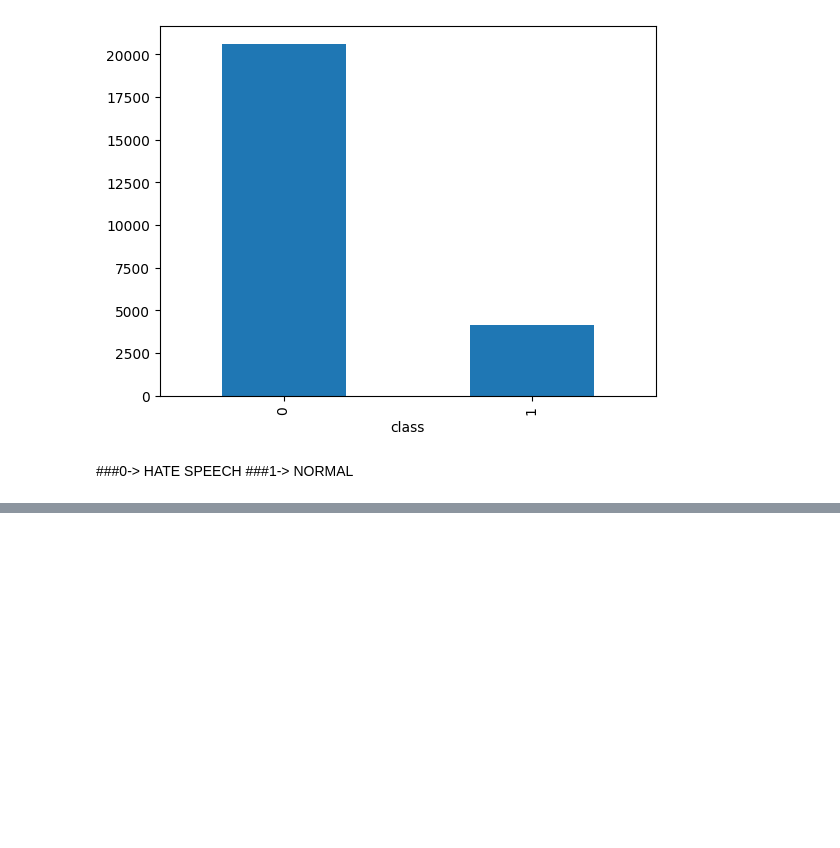
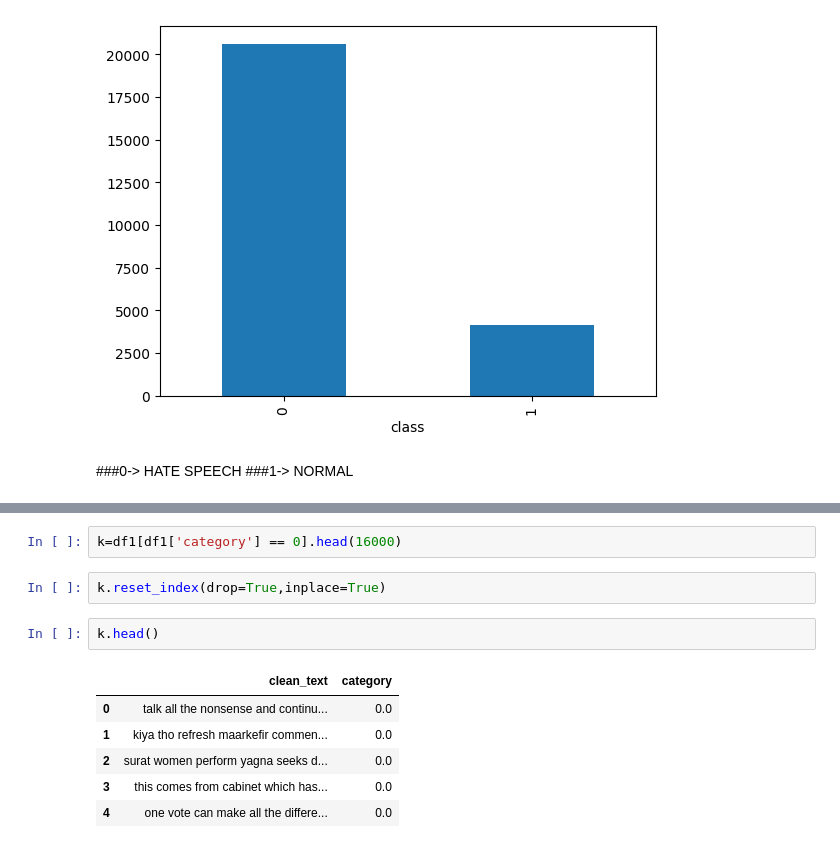
Before and after one commit to Shriansh16/NLP, a Jupyter notebook: Untitled34.ipynb, the cells around one changed output, grey strips where cells are left out. Drawn from its saved outputs; the diff is of its cells as text; blank space fills up the shorter version.

```diff
--- a/Untitled34.ipynb
+++ b/Untitled34.ipynb
@@ -78,0 +104,13 @@ df['class'].value_counts().plot(kind='bar')
+# %%
+k=df1[df1['category'] == 0].head(16000)
+# %%
+k.reset_index(drop=True,inplace=True)
+# %%
+k.head()
+# %% [output]
+|  | clean_text | category |
+| 0 | talk all the nonsense and continu... | 0.0 |
+| 1 | kiya tho refresh maarkefir commen... | 0.0 |
+| 2 | surat women perform yagna seeks d... | 0.0 |
+| 3 | this comes from cabinet which has... | 0.0 |
+| 4 | one vote can make all the differe... | 0.0 |
```
Also changed, not shown: parts of 43 cells of this notebook.
